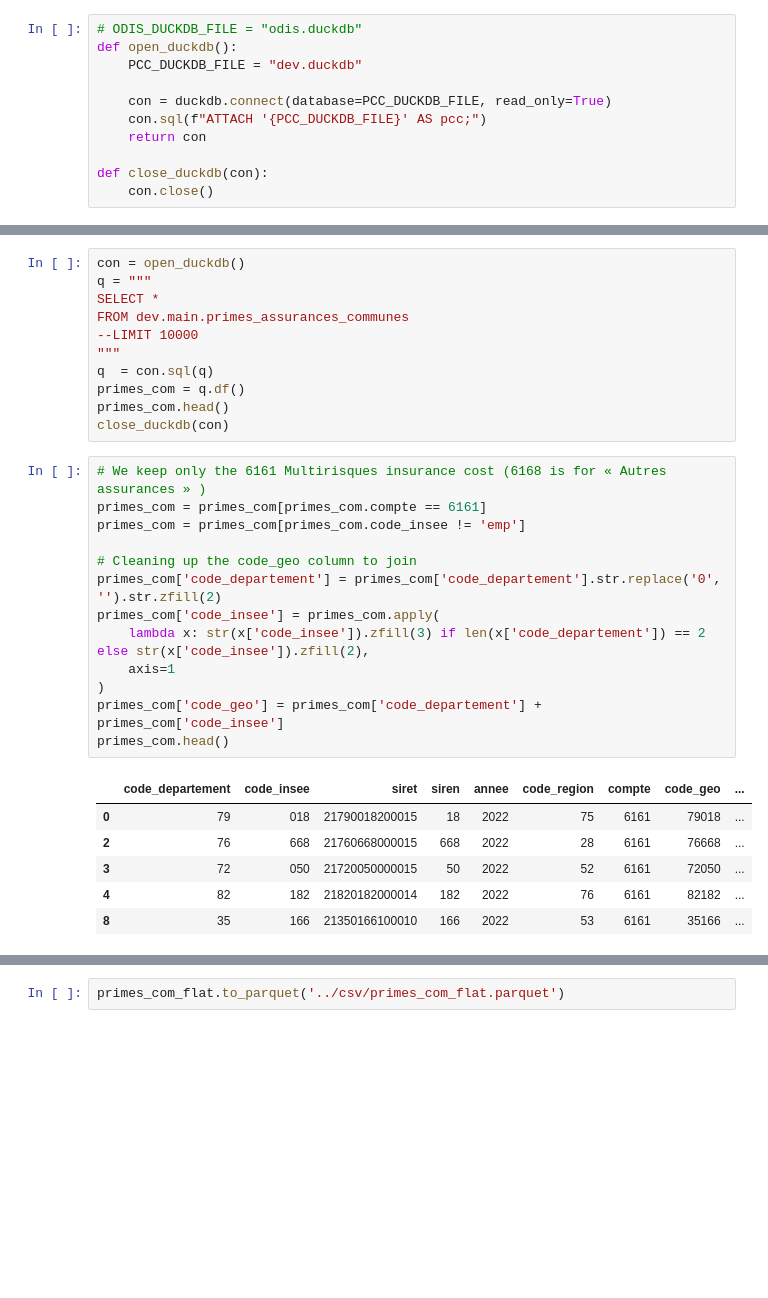
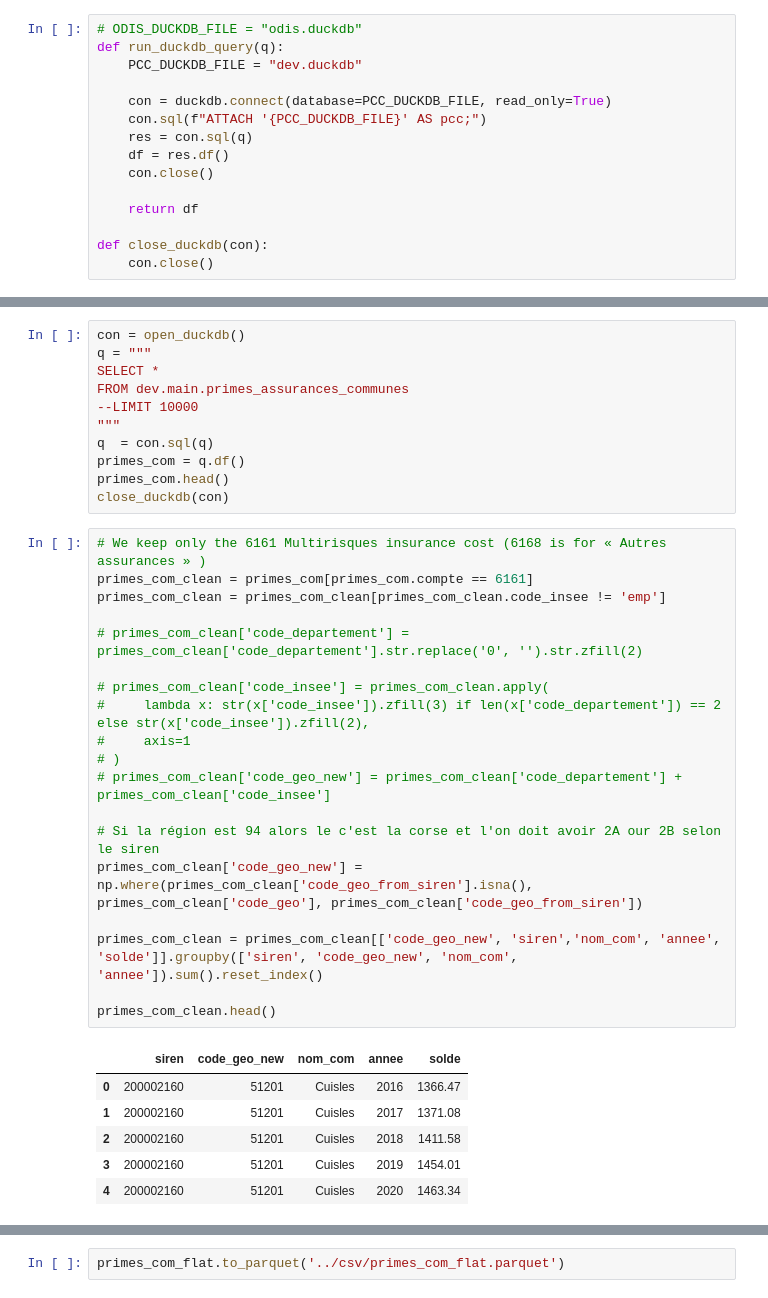
Before and after one commit to dataforgoodfr/14_PrixChangementClimatique, a Jupyter notebook: data/exploration/corr_jacques.ipynb, the cells around one changed output, grey strips where cells are left out. Drawn from its saved outputs; the diff is of its cells as text; blank space fills up the shorter version.

```diff
--- a/data/exploration/corr_jacques.ipynb
+++ b/data/exploration/corr_jacques.ipynb
@@ -21,12 +21,16 @@ pd.set_option(
 We load what we believe are meaningful communes socio-economic-risk factors
 # %%
 # ODIS_DUCKDB_FILE = "odis.duckdb"
-def open_duckdb():
+def run_duckdb_query(q):
     PCC_DUCKDB_FILE = "dev.duckdb"
 
     con = duckdb.connect(database=PCC_DUCKDB_FILE, read_only=True)
     con.sql(f"ATTACH '{PCC_DUCKDB_FILE}' AS pcc;")
-    return con
+    res = con.sql(q)
+    df = res.df()
+    con.close()
+
+    return df
 
 def close_duckdb(con):
     con.close()
@@ -77,21 +71,27 @@ primes_com.head()
 close_duckdb(con)
 # %%
 # We keep only the 6161 Multirisques insurance cost (6168 is for « Autres assurances » )
-primes_com = primes_com[primes_com.compte == 6161]
-primes_com = primes_com[primes_com.code_insee != 'emp']
+primes_com_clean = primes_com[primes_com.compte == 6161]
+primes_com_clean = primes_com_clean[primes_com_clean.code_insee != 'emp']
 
-# Cleaning up the code_geo column to join
-primes_com['code_departement'] = primes_com['code_departement'].str.replace('0', '').str.zfill(2)
-primes_com['code_insee'] = primes_com.apply(
-    lambda x: str(x['code_insee']).zfill(3) if len(x['code_departement']) == 2 else str(x['code_insee']).zfill(2),
-    axis=1
-)
-primes_com['code_geo'] = primes_com['code_departement'] + primes_com['code_insee']
-primes_com.head()
+# primes_com_clean['code_departement'] = primes_com_clean['code_departement'].str.replace('0', '').str.zfill(2)
+
+# primes_com_clean['code_insee'] = primes_com_clean.apply(
+#     lambda x: str(x['code_insee']).zfill(3) if len(x['code_departement']) == 2 else str(x['code_insee']).zfill(2),
+#     axis=1
+# )
+# primes_com_clean['code_geo_new'] = primes_com_clean['code_departement'] + primes_com_clean['code_insee']
+
+# Si la région est 94 alors le c'est la corse et l'on doit avoir 2A our 2B selon le siren
+primes_com_clean['code_geo_new'] = np.where(primes_com_clean['code_geo_from_siren'].isna(), primes_com_clean['code_geo'], primes_com_clean['code_geo_from_siren'])
+
+primes_com_clean = primes_com_clean[['code_geo_new', 'siren','nom_com', 'annee', 'solde']].groupby(['siren', 'code_geo_new', 'nom_com', 'annee']).sum().reset_index()
+
+primes_com_clean.head()
 # %% [output]
-|  | code_departement | code_insee | siret | siren | annee | code_region | compte | code_geo | ... |
-| 0 | 79 | 018 | 21790018200015 | 18 | 2022 | 75 | 6161 | 79018 | ... |
-| 2 | 76 | 668 | 21760668000015 | 668 | 2022 | 28 | 6161 | 76668 | ... |
-| 3 | 72 | 050 | 21720050000015 | 50 | 2022 | 52 | 6161 | 72050 | ... |
-| 4 | 82 | 182 | 21820182000014 | 182 | 2022 | 76 | 6161 | 82182 | ... |
-| 8 | 35 | 166 | 21350166100010 | 166 | 2022 | 53 | 6161 | 35166 | ... |
+|  | siren | code_geo_new | nom_com | annee | solde |
+| 0 | 200002160 | 51201 | Cuisles | 2016 | 1366.47 |
+| 1 | 200002160 | 51201 | Cuisles | 2017 | 1371.08 |
+| 2 | 200002160 | 51201 | Cuisles | 2018 | 1411.58 |
+| 3 | 200002160 | 51201 | Cuisles | 2019 | 1454.01 |
+| 4 | 200002160 | 51201 | Cuisles | 2020 | 1463.34 |
```
Also changed, not shown: parts of 5 cells of this notebook, 2 other files.
